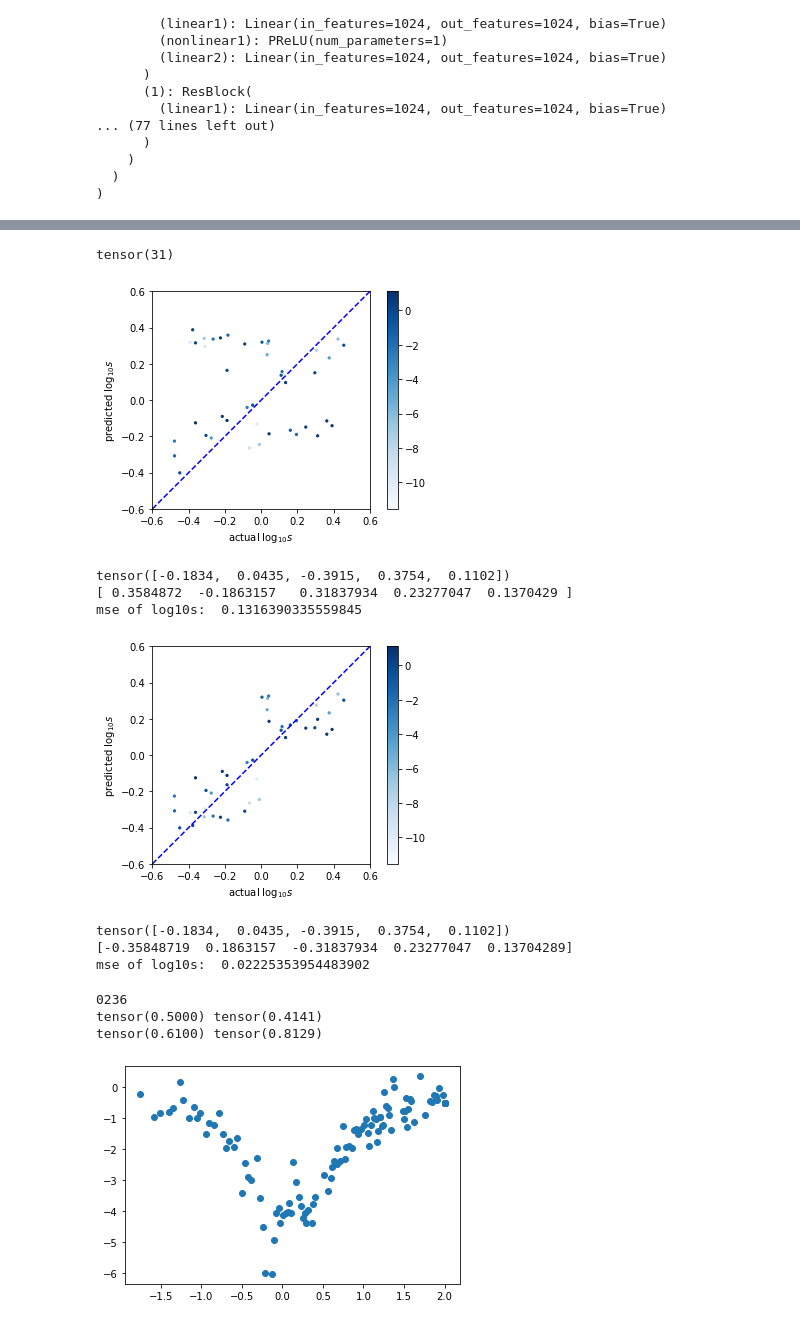
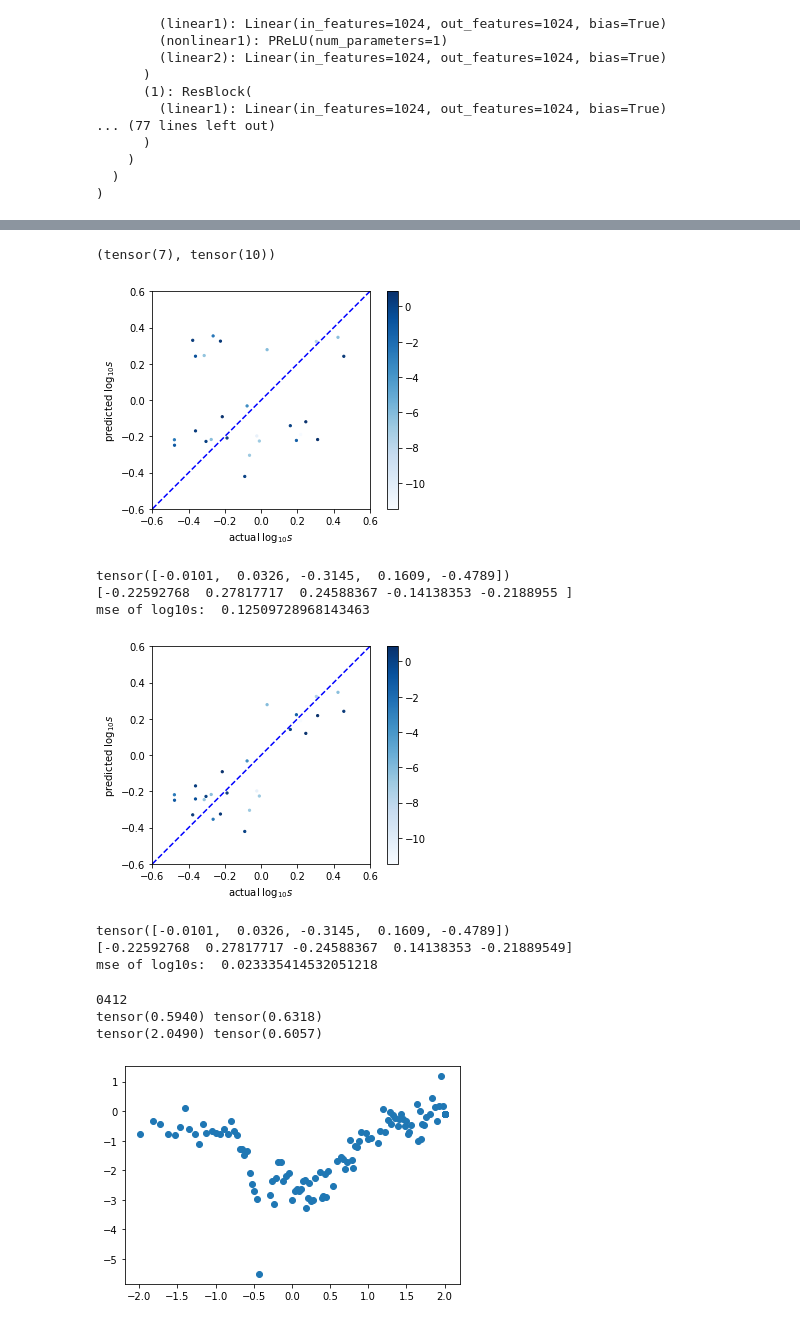
Before and after one commit to haimengzhao/magic-microlensing, a Jupyter notebook: KMT/KMT_reg.ipynb, the cells around one changed output, grey strips where cells are left out. Drawn from its saved outputs; the diff is of its cells as text; code cells hidden in the pictures.

```diff
--- a/KMT/KMT_reg.ipynb
+++ b/KMT/KMT_reg.ipynb
@@ -96,16 +96,16 @@ X_even = X_even[nanind]
 # q = q[nanind]
 # s = s[nanind]
 # X_even = X_even[nanind]
-# nanind = torch.where(torch.max(X_even[:, :, 0], dim=1).values > 1)[0]
-# eventid_list = eventid_list[nanind]
-# q = q[nanind]
-# s = s[nanind]
-# X_even = X_even[nanind]
-# nanind = torch.where(torch.min(X_even[:, :, 0], dim=1).values < - 1)[0]
-# eventid_list = eventid_list[nanind]
-# q = q[nanind]
-# s = s[nanind]
-# X_even = X_even[nanind]
+nanind = torch.where(torch.max(X_even[:, :, 0], dim=1).values > 1)[0]
+eventid_list = eventid_list[nanind]
+q = q[nanind]
+s = s[nanind]
+X_even = X_even[nanind]
+nanind = torch.where(torch.min(X_even[:, :, 0], dim=1).values < - 1)[0]
+eventid_list = eventid_list[nanind]
+q = q[nanind]
+s = s[nanind]
+X_even = X_even[nanind]
 train_coeffs = torchcde.hermite_cubic_coefficients_with_backward_differences(X_even)
 print(len(train_coeffs))
 # %% [output]
@@ -252,7 +248,7 @@ mse of log10q:  0.3857930302619934
 # %%
-((torch.log10(q) -  pred.numpy()[:, 2])**2).argmax()
+((torch.log10(q) -  pred.numpy()[:, 2])**2).argmax(), ((torch.log10(q) -  pred.numpy()[:, 2])**2).argmin()
 # %% [output]
-tensor(31)
+(tensor(7), tensor(10))
 # %%
 import matplotlib.pyplot as plt
 %matplotlib inline
@@ -270,10 +266,10 @@ print(torch.log10(s)[-5:])
 print(pred.numpy()[-5:, 3])
 print('mse of log10s: ', torch.mean((torch.log10(s) -  pred.numpy()[:, 3])**2, dim=0).detach().cpu().item())
 # %% [output]
-[figure, old version]
+[figure, new version]
-tensor([-0.1834,  0.0435, -0.3915,  0.3754,  0.1102])
-[ 0.3584872  -0.1863157   0.31837934  0.23277047  0.1370429 ]
-mse of log10s:  0.1316390335559845
+tensor([-0.0101,  0.0326, -0.3145,  0.1609, -0.4789])
+[-0.22592768  0.27817717  0.24588367 -0.14138353 -0.2188955 ]
+mse of log10s:  0.12509728968143463
 # %%
 import matplotlib.pyplot as plt
 %matplotlib inline
@@ -291,22 +287,22 @@ print(torch.log10(s)[-5:])
 print((pred.numpy()[:, 3] * (2 * (np.log10(s.numpy()) * (pred.numpy()[:, 3]) > 0) - 1))[-5:])
 print('mse of log10s: ', torch.mean((torch.log10(s) -  pred.numpy()[:, 3] * (2 * (np.log10(s.numpy()) * (pred.numpy()[:, 3]) > 0) - 1))**2, dim=0).detach().cpu().item())
 # %% [output]
-[figure, old version]
+[figure, new version]
-tensor([-0.1834,  0.0435, -0.3915,  0.3754,  0.1102])
-[-0.35848719  0.1863157  -0.31837934  0.23277047  0.13704289]
-mse of log10s:  0.02225353954483902
+tensor([-0.0101,  0.0326, -0.3145,  0.1609, -0.4789])
+[-0.22592768  0.27817717 -0.24588367  0.14138353 -0.21889549]
+mse of log10s:  0.023335414532051218
 # %%
-num = 7
+num = 10
 print(eventid_list[num])
 print(q[num], 10**pred[num, 2])
 print(s[num], 10**pred[num, 3])
 plt.scatter(X_even[num, :, 0], X_even[num, :, 1])
 plt.show()
 # %% [output]
-0236
-tensor(0.5000) tensor(0.4141)
-tensor(0.6100) tensor(0.8129)
+0412
+tensor(0.5940) tensor(0.6318)
+tensor(2.0490) tensor(0.6057)
-[figure, old version]
+[figure, new version]
 # %%
 # train_coeffs = torchcde.hermite_cubic_coefficients_with_backward_differences(X_even[[num], :-120])
 # %%
```
Also changed, not shown: parts of 20 cells of this notebook.
